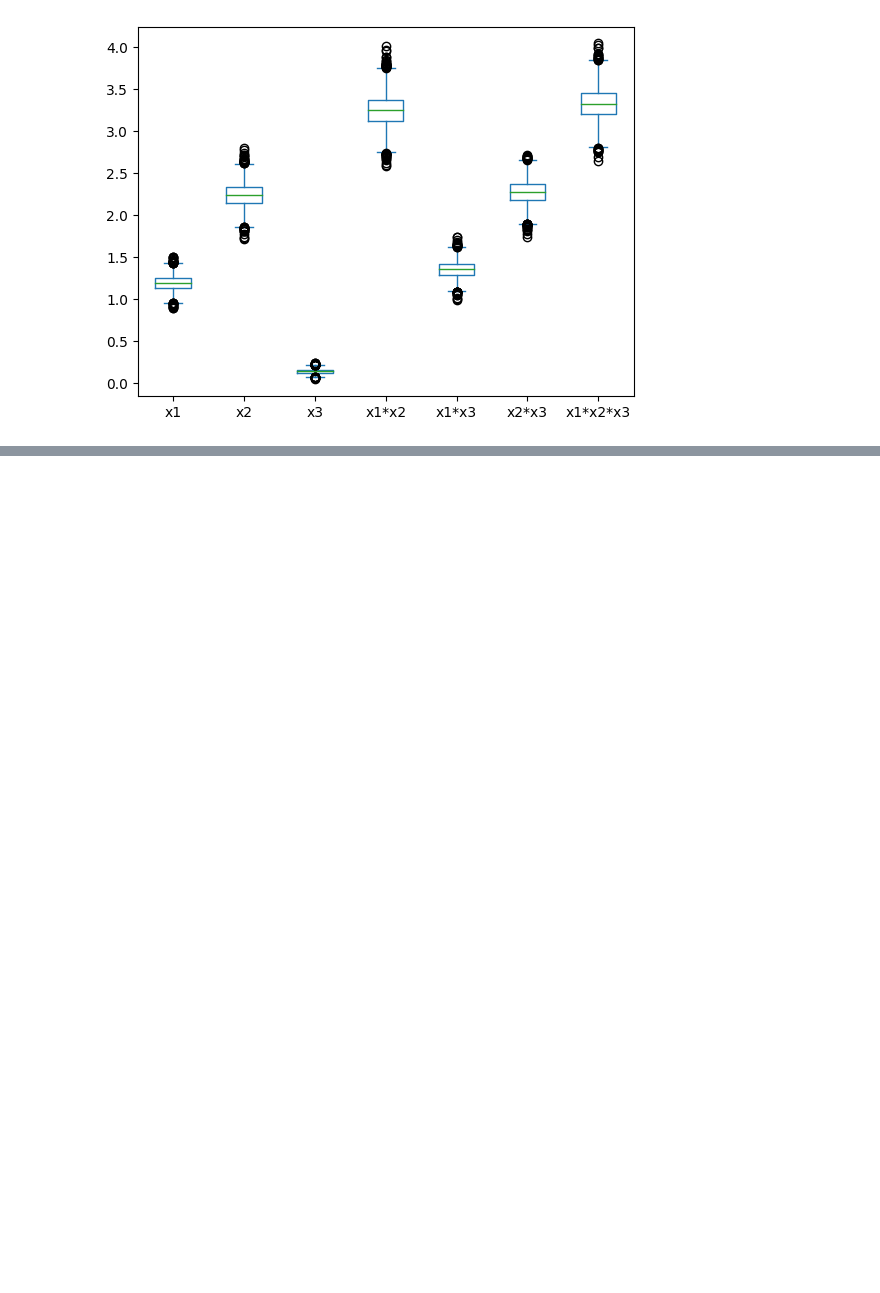
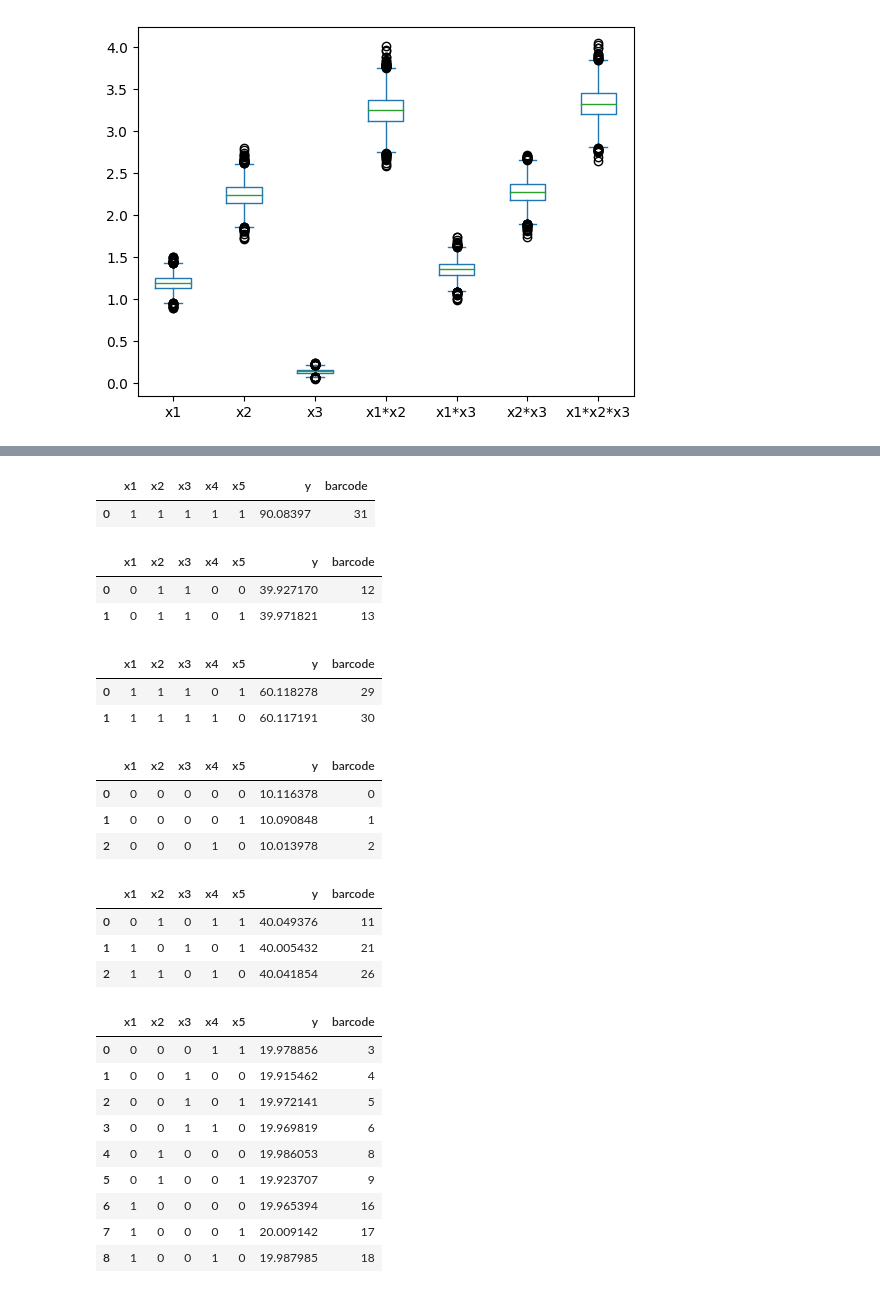
Before and after one commit to leeparkuky/barcode, a Jupyter notebook: permutation_score/testing.ipynb, the cells around one changed output, grey strips where cells are left out. Drawn from its saved outputs; the diff is of its cells as text; code cells hidden in the pictures; blank space fills up the shorter version.

```diff
--- a/permutation_score/testing.ipynb
+++ b/permutation_score/testing.ipynb
@@ -1554,0 +690,2 @@ barcode.beta_names
+# %%
+result = pd.DataFrame(np.abs(tree.get_projected_beta_hat(4)).reshape(1, -1), columns = tree.beta_names, index = ['importance'])
@@ -1554,0 +878,10 @@ barcode.beta_names
+# %%
+df = gen_X(5, 50000)
+df['y'] = df.apply(lambda seq: 1 + (seq.x1) + seq.x2 + seq.x3 +
+                   seq.x2 * seq.x3 + seq.x2 * seq.x4  +  seq.x4 * seq.x5 +
+                   seq.x1*seq.x3*seq.x5 + seq.x2*seq.x3*seq.x4*seq.x5 +
+                   np.random.normal(scale = 1), axis = 1)
+X_train = df.loc[:,:'x5']
+y_train = df.y
+y_pred = reg.predict(X_train)
+mean_squared_error(y_train, y_pred)
@@ -1554,0 +890,5 @@ barcode.beta_names
+# %%
+reg = RandomForestRegressor(n_estimators = 1000, n_jobs = -1, warm_start = False,
+                            max_samples = 500, ccp_alpha = 0.05, max_leaf_nodes = 18)
+# %%
+rf = rf_and_clustering(X_train, y_train, reg)
@@ -1554,0 +1090,44 @@ barcode.beta_names
+# %%
+rf.cluster(9)['cluster']['cluster_1']
+# %% [output]
+|  | x1 | x2 | x3 | x4 | x5 | y | barcode |
+| 0 | 1 | 1 | 1 | 1 | 1 | 90.08397 | 31 |
+# %%
+rf.cluster(9)['cluster']['cluster_2']
+# %% [output]
+|  | x1 | x2 | x3 | x4 | x5 | y | barcode |
+| 0 | 0 | 1 | 1 | 0 | 0 | 39.927170 | 12 |
+| 1 | 0 | 1 | 1 | 0 | 1 | 39.971821 | 13 |
+# %%
+rf.cluster(9)['cluster']['cluster_3']
+# %% [output]
+|  | x1 | x2 | x3 | x4 | x5 | y | barcode |
+| 0 | 1 | 1 | 1 | 0 | 1 | 60.118278 | 29 |
+| 1 | 1 | 1 | 1 | 1 | 0 | 60.117191 | 30 |
+# %%
+rf.cluster(9)['cluster']['cluster_4']
+# %% [output]
+|  | x1 | x2 | x3 | x4 | x5 | y | barcode |
+| 0 | 0 | 0 | 0 | 0 | 0 | 10.116378 | 0 |
+| 1 | 0 | 0 | 0 | 0 | 1 | 10.090848 | 1 |
+| 2 | 0 | 0 | 0 | 1 | 0 | 10.013978 | 2 |
+# %%
+rf.cluster(9)['cluster']['cluster_5']
+# %% [output]
+|  | x1 | x2 | x3 | x4 | x5 | y | barcode |
+| 0 | 0 | 1 | 0 | 1 | 1 | 40.049376 | 11 |
+| 1 | 1 | 0 | 1 | 0 | 1 | 40.005432 | 21 |
+| 2 | 1 | 1 | 0 | 1 | 0 | 40.041854 | 26 |
+# %%
+rf.cluster(9)['cluster']['cluster_6']
+# %% [output]
+|  | x1 | x2 | x3 | x4 | x5 | y | barcode |
+| 0 | 0 | 0 | 0 | 1 | 1 | 19.978856 | 3 |
+| 1 | 0 | 0 | 1 | 0 | 0 | 19.915462 | 4 |
+| 2 | 0 | 0 | 1 | 0 | 1 | 19.972141 | 5 |
+| 3 | 0 | 0 | 1 | 1 | 0 | 19.969819 | 6 |
+| 4 | 0 | 1 | 0 | 0 | 0 | 19.986053 | 8 |
+| 5 | 0 | 1 | 0 | 0 | 1 | 19.923707 | 9 |
+| 6 | 1 | 0 | 0 | 0 | 0 | 19.965394 | 16 |
+| 7 | 1 | 0 | 0 | 0 | 1 | 20.009142 | 17 |
+| 8 | 1 | 0 | 0 | 1 | 0 | 19.987985 | 18 |
```
Also changed, not shown: parts of 154 cells of this notebook, 4 other files.
